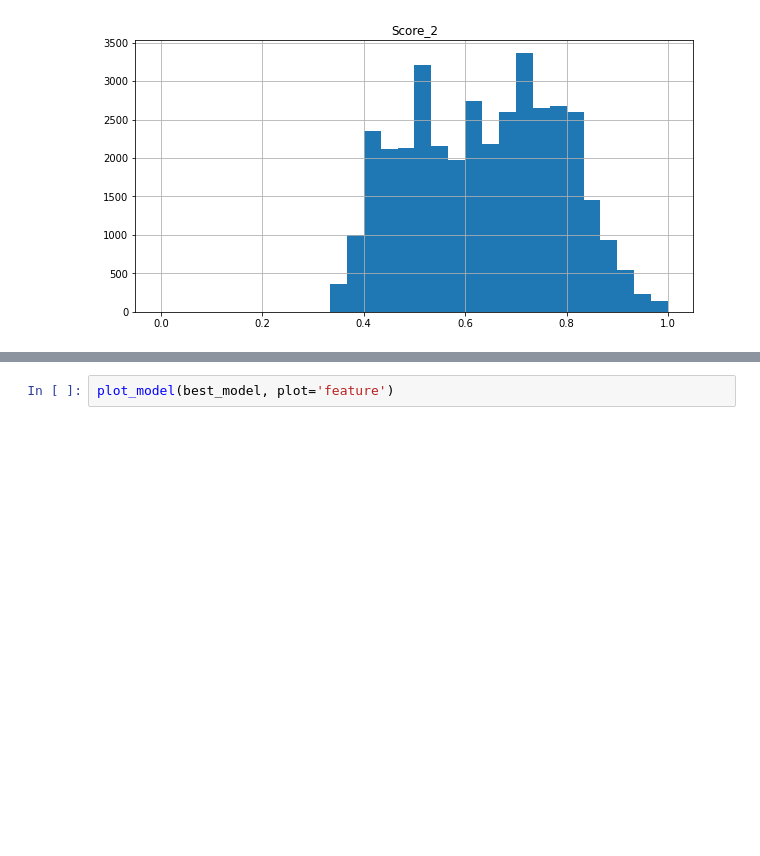
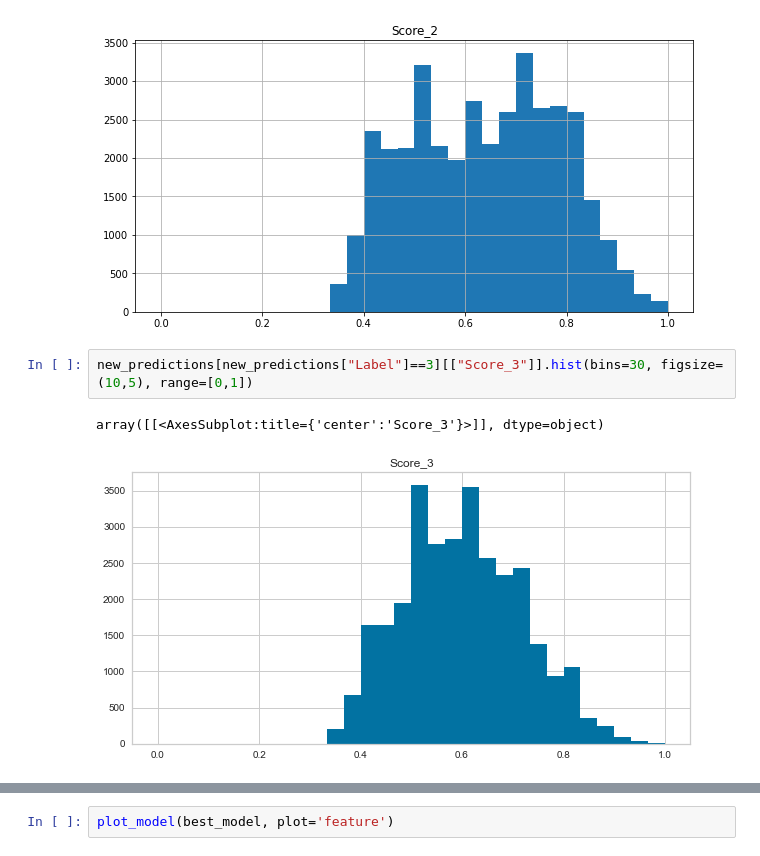
Before and after one commit to ryankazmerik/data-sci, a Jupyter notebook: notebooks/nakisa sandbox/Yankees Propensity Event/PROD - Yankees Features - event propensity-Tier2-4_eventDay.ipynb, the cells around one changed output, grey strips where cells are left out. Saved outputs shown, nothing was run; the diff lists cells and outputs as text; blank space fills up the shorter version.

```diff
--- a/notebooks/nakisa sandbox/Yankees Propensity Event/PROD - Yankees Features - event propensity-Tier2-4_eventDay.ipynb
+++ b/notebooks/nakisa sandbox/Yankees Propensity Event/PROD - Yankees Features - event propensity-Tier2-4_eventDay.ipynb
@@ -233,3 +233,8 @@ new_predictions[new_predictions["Label"]==2][["Score_2"]].hist(bins=30, figsize=
 # %% [output]
 array([[<AxesSubplot:title={'center':'Score_2'}>]], dtype=object)
 [figure]
+# %%
+new_predictions[new_predictions["Label"]==3][["Score_3"]].hist(bins=30, figsize=(10,5), range=[0,1])
+# %% [output]
+array([[<AxesSubplot:title={'center':'Score_3'}>]], dtype=object)
+[figure, added]
```
Also changed, not shown: parts of 1 cell of this notebook, 1 other file.
